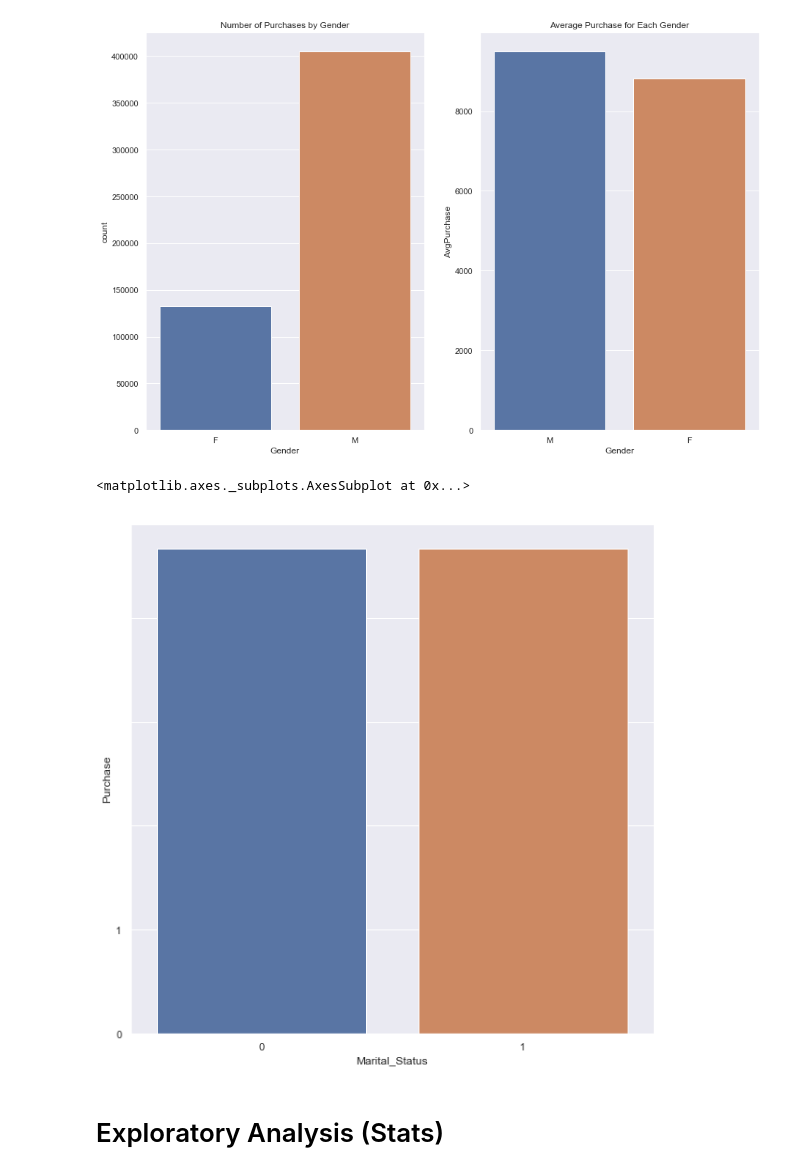
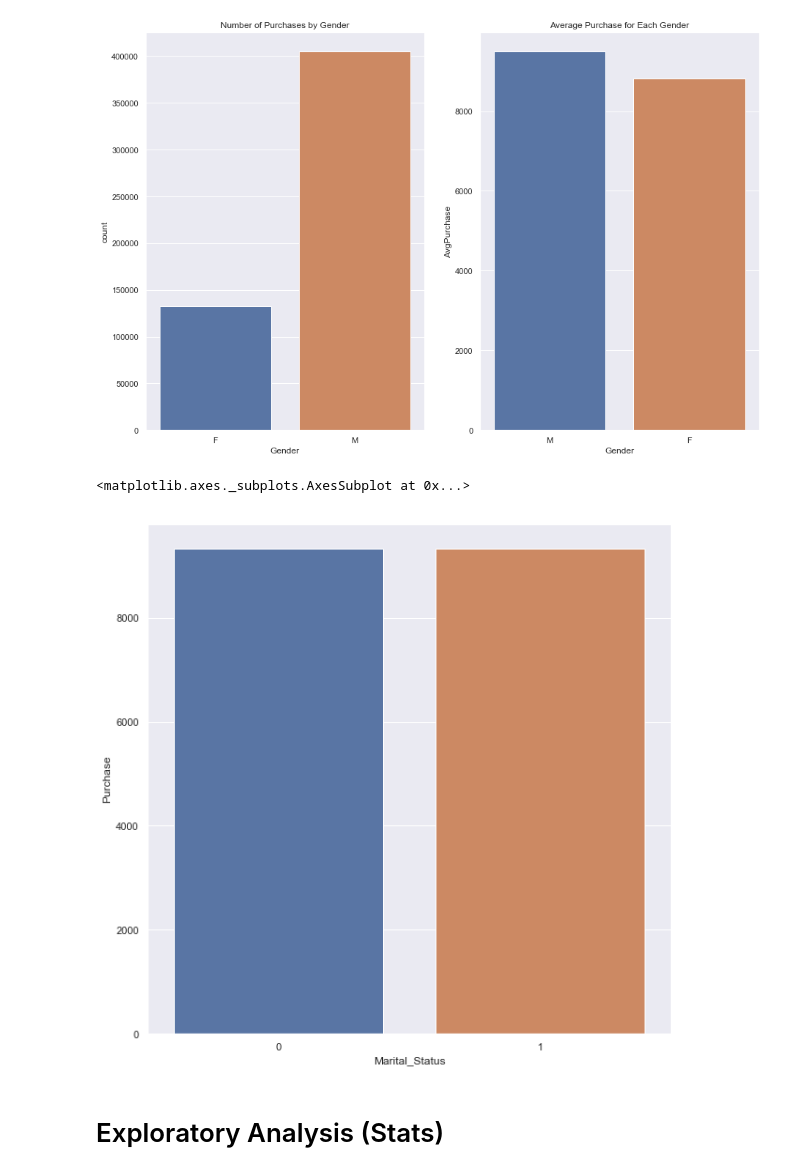
Before and after one commit to DishantBhatt/BlackFridaySales, a Jupyter notebook: BlackFridayAnalysis.ipynb, the cells around one changed output. Cells and saved outputs as stored; diff of their text form; code cells hidden in the pictures.

```diff
--- a/BlackFridayAnalysis.ipynb
+++ b/BlackFridayAnalysis.ipynb
@@ -125,12 +132,11 @@ sns.barplot(x = 'Gender', y = 'AvgPurchase', data = gender_pur, ax = axs[1])
 # %%
 df_mar = df.groupby(['Marital_Status']).mean().reset_index()
 
 fig, axs = plt.subplots(figsize = (10,10))
-axs.set_yticklabels(df_mar['Marital_Status'], minor=False)
 sns.barplot(x= 'Marital_Status', y = 'Purchase', data = df_mar, ax= axs )
 # %% [output]
 <matplotlib.axes._subplots.AxesSubplot at 0x...>
-[figure, old version]
+[figure, new version]
 # %% [markdown]
 # Exploratory Analysis (Stats)
 # %%
```
Also changed, not shown: parts of 13 cells of this notebook.
